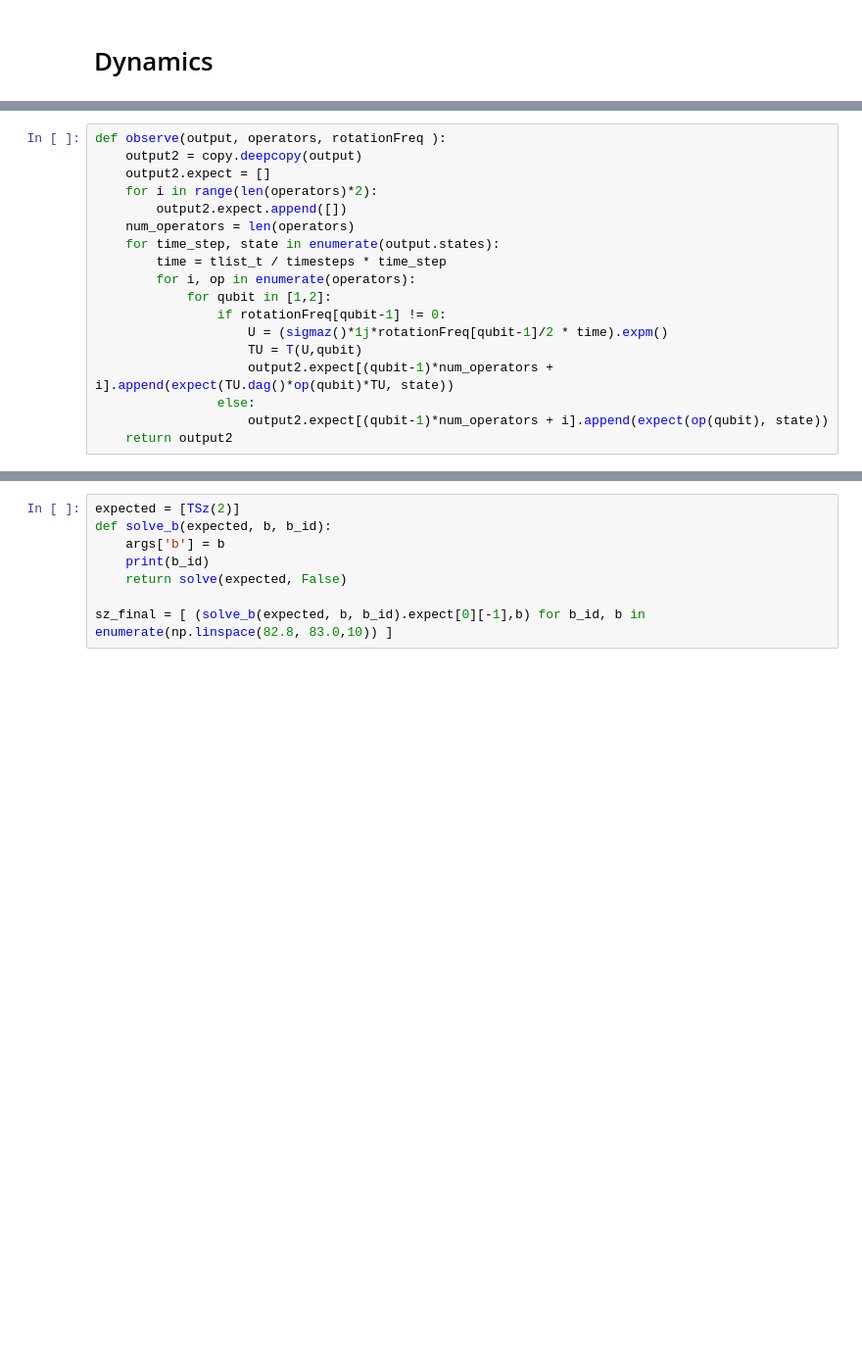
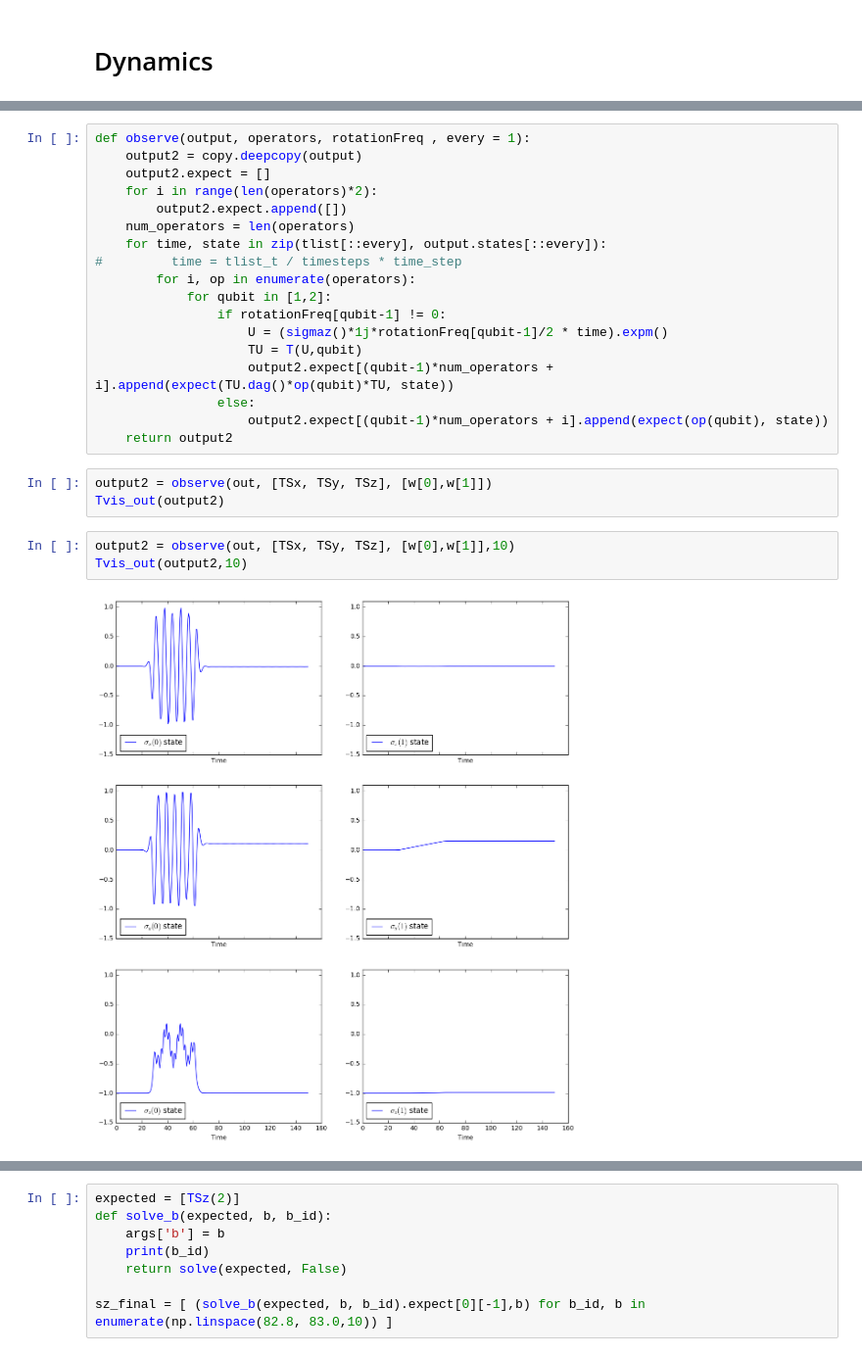
Before and after one commit to safoex/qubitlab, a Jupyter notebook: python/qutip/2qubit (2d).ipynb, the cells around one changed output, grey strips where cells are left out. Shown at 98% size. Cells and saved outputs as stored; diff of their text form; blank space fills up the shorter version.

```diff
--- a/python/qutip/2qubit (2d).ipynb
+++ b/python/qutip/2qubit (2d).ipynb
@@ -118,12 +120,12 @@ Total run time:   1.00s
 # %%
-def observe(output, operators, rotationFreq ):
+def observe(output, operators, rotationFreq , every = 1):
     output2 = copy.deepcopy(output)
     output2.expect = []
     for i in range(len(operators)*2):
         output2.expect.append([])
     num_operators = len(operators)
-    for time_step, state in enumerate(output.states):
-        time = tlist_t / timesteps * time_step
+    for time, state in zip(tlist[::every], output.states[::every]):
+#         time = tlist_t / timesteps * time_step
         for i, op in enumerate(operators):
             for qubit in [1,2]:
                 if rotationFreq[qubit-1] != 0:
@@ -133,5 +135,13 @@ def observe(output, operators, rotationFreq ):
                 else:
                     output2.expect[(qubit-1)*num_operators + i].append(expect(op(qubit), state))
     return output2
+# %%
+output2 = observe(out, [TSx, TSy, TSz], [w[0],w[1]])
+Tvis_out(output2)
+# %%
+output2 = observe(out, [TSx, TSy, TSz], [w[0],w[1]],10)
+Tvis_out(output2,10)
+# %% [output]
+[figure, added]
 # %%
 
```
Also changed, not shown: parts of 18 cells of this notebook.
